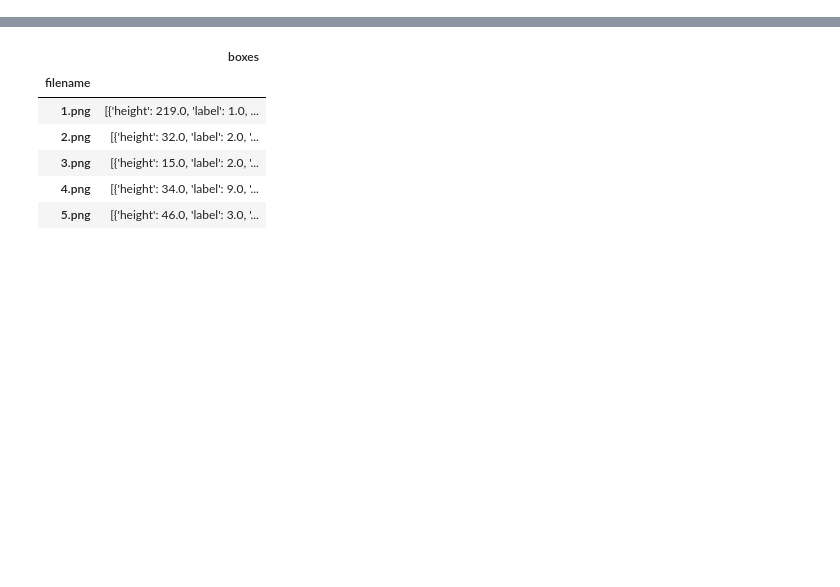
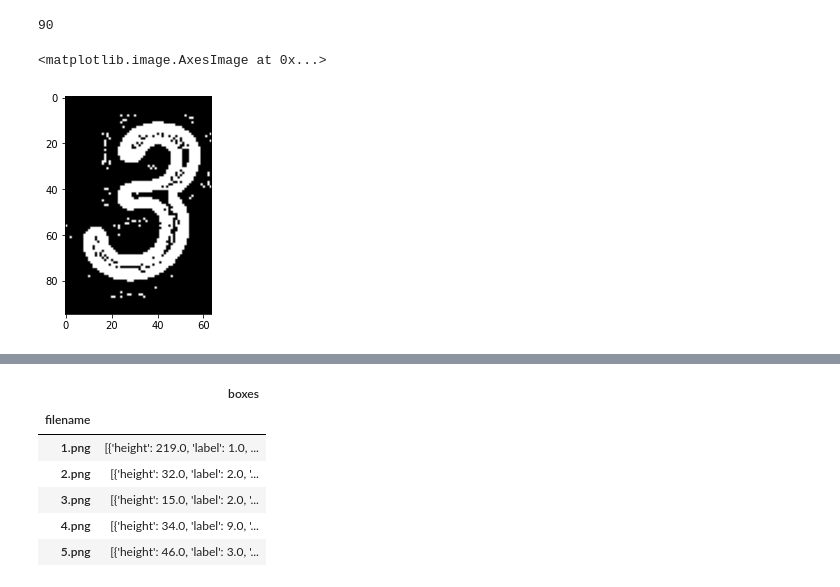
Before and after one commit to OmarElbanna/Street_View_House_Numbers_SVHN_Recognition, a Jupyter notebook: Testing Notebooks/hog.ipynb, the cells around one changed output, grey strips where cells are left out. Cells and saved outputs as stored; diff of their text form; code cells hidden in the pictures; blank space fills up the shorter version.

Commit message:
Using New Templates

```diff
--- a/Testing Notebooks/hog.ipynb
+++ b/Testing Notebooks/hog.ipynb
@@ -16,6 +17,21 @@ def get_gt_contours(i):
         label = int(box['label'])
         gt_contours.append([x, y, x+w, y+h,label])
     return gt_contours
+# %%
+new_templates = []
+for tmp_path in glob.glob('NEW_NUMBERS/*.jpg'):
+        tmp = cv2.imread(tmp_path)
+        gray = cv2.cvtColor(tmp, cv2.COLOR_BGR2GRAY)
+        thresh = cv2.adaptiveThreshold(gray,255,cv2.ADAPTIVE_THRESH_GAUSSIAN_C,cv2.THRESH_BINARY_INV,11,2)
+        new_templates.append(thresh)
+print(len(new_templates))
+# %% [output]
+90
+# %%
+plt.imshow(new_templates[60],cmap = 'gray')
+# %% [output]
+<matplotlib.image.AxesImage at 0x...>
+[figure, added]
 # %%
 # i=random.randint(1,30000)
 # i=175
```
Also changed, not shown: parts of 7 cells of this notebook.
